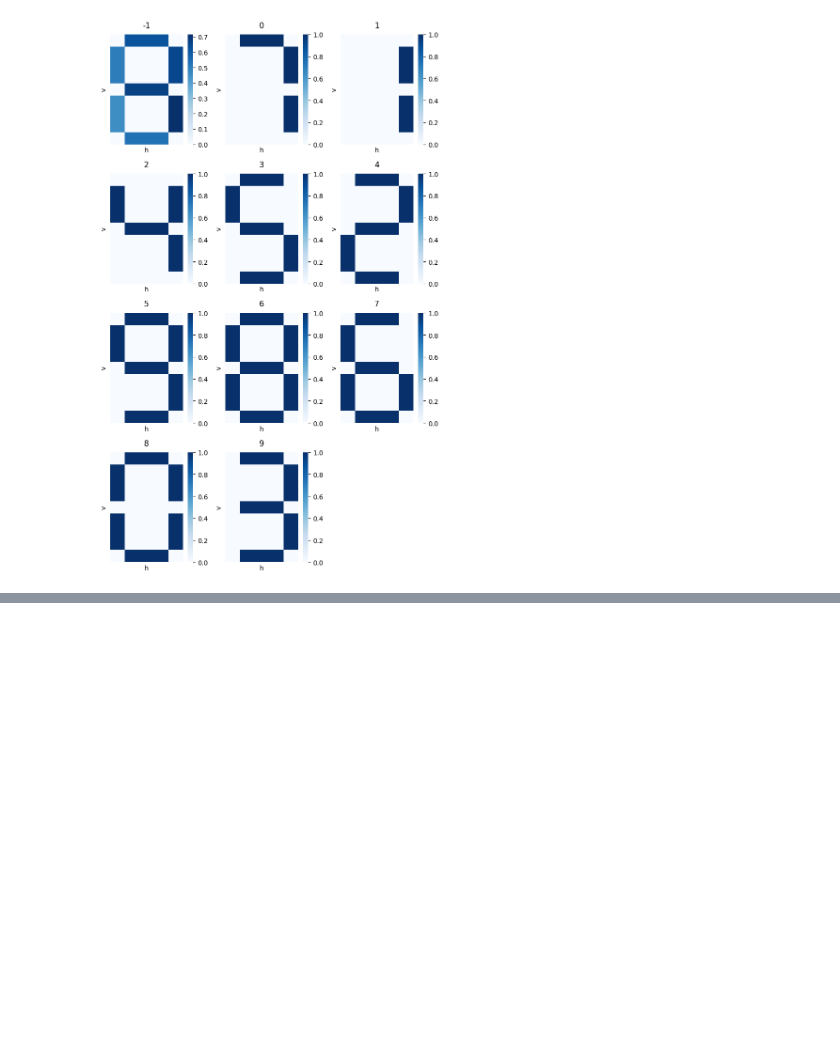
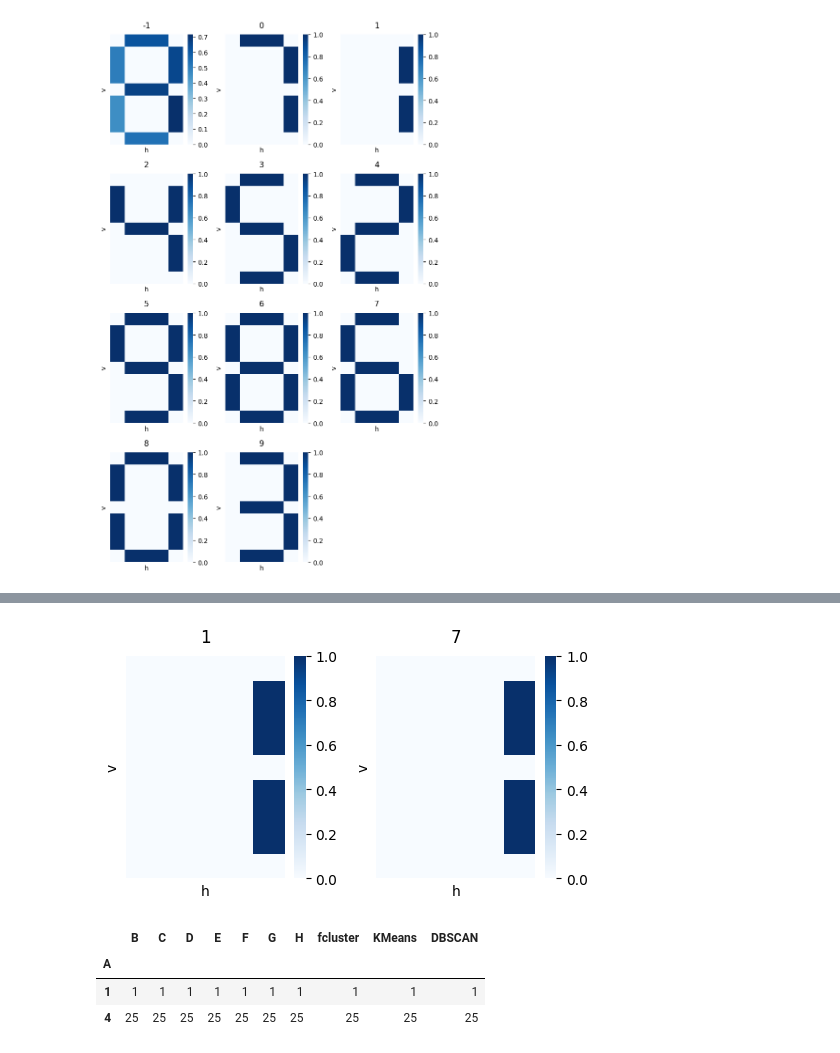
Before and after one commit to mshsvnv/ITMO_data_analysis, a Jupyter notebook: lab_01_03/main.ipynb, the cells around one changed output, grey strips where cells are left out. Cells and saved outputs as stored; diff of their text form; code cells hidden in the pictures; blank space fills up the shorter version.

```diff
--- a/lab_01_03/main.ipynb
+++ b/lab_01_03/main.ipynb
@@ -705,0 +773,15 @@ digit_visual(df.groupby('DBSCAN').mean())
+# %%
+res = df[(df['DBSCAN'] == 1) & ((df['A'] == 1) | (df['A'] == 7))].groupby('A').agg({'B': 'mean', 'C': 'mean', 'D': 'mean', 'E': 'mean',
+                                                                                    'F': 'mean', 'G': 'mean', 'H': 'mean'})
+res = pd.DataFrame(res)
+digit_visual(res)
+# %% [output]
+[figure, added]
+# %%
+# Детальнее рассмотрим 2й кластер
+df[df['DBSCAN'] == 2].groupby('A').count()
+# %% [output]
+|  | B | C | D | E | F | G | H | fcluster | KMeans | DBSCAN |
+| A |  |  |  |  |  |  |  |  |  |  |
+| 1 | 1 | 1 | 1 | 1 | 1 | 1 | 1 | 1 | 1 | 1 |
+| 4 | 25 | 25 | 25 | 25 | 25 | 25 | 25 | 25 | 25 | 25 |
```
Also changed, not shown: parts of 52 cells of this notebook.
